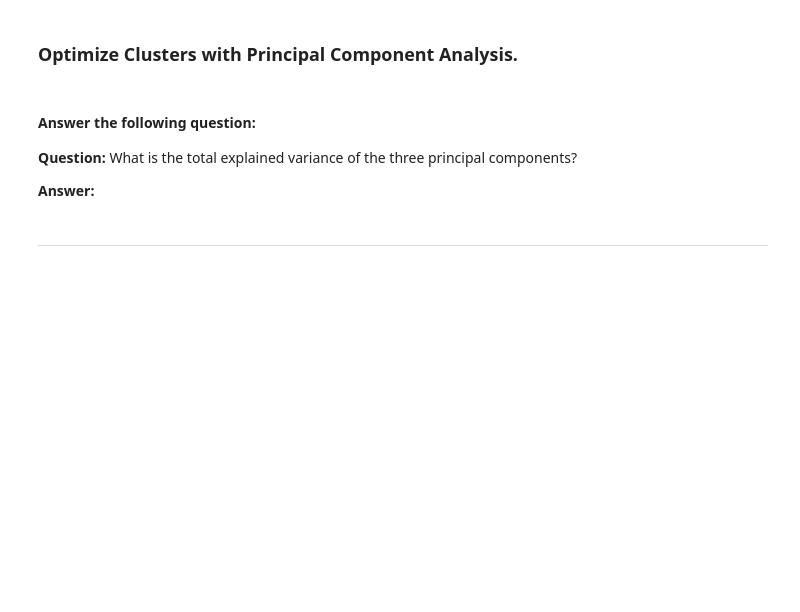
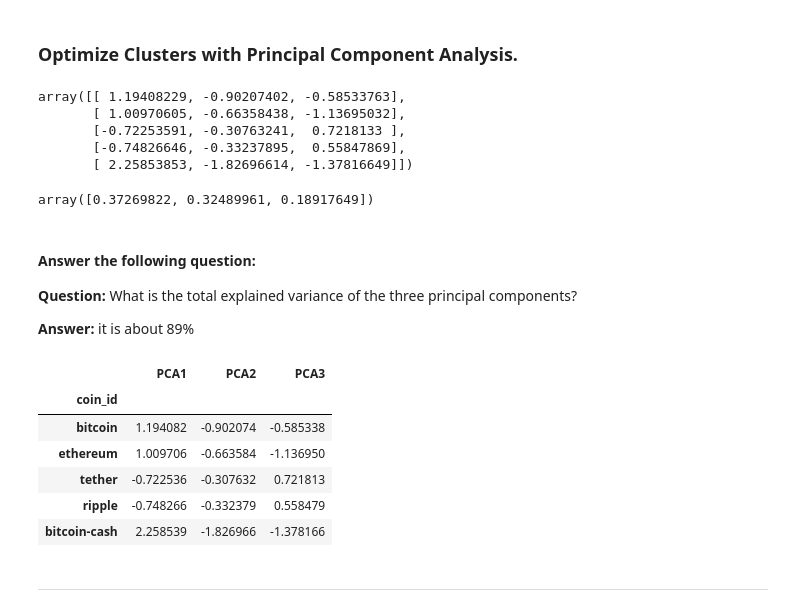
Before and after one commit to Ashleigh-Wittenberg/CryptoClustering, a Jupyter notebook: Crypto_Clustering.ipynb, the cells around one changed output. Saved outputs shown, nothing was run; the diff lists cells and outputs as text; code cells hidden in the pictures; blank space fills up the shorter version.

```diff
--- a/Crypto_Clustering.ipynb
+++ b/Crypto_Clustering.ipynb
@@ -189,32 +193,54 @@ market_predict_df.hvplot.scatter(
 ### Optimize Clusters with Principal Component Analysis.
 # %%
 # Create a PCA model instance and set `n_components=3`.
+pca=PCA(n_components=3)
 # %%
 # Use the PCA model with `fit_transform` to reduce to
 # three principal components.
-
+crypto_pca = pca.fit_transform(market_predict_df)
 # View the first five rows of the DataFrame.
+crypto_pca[:5]
+# %% [output]
+array([[ 1.19408229, -0.90207402, -0.58533763],
+       [ 1.00970605, -0.66358438, -1.13695032],
+       [-0.72253591, -0.30763241,  0.7218133 ],
+       [-0.74826646, -0.33237895,  0.55847869],
+       [ 2.25853853, -1.82696614, -1.37816649]])
 # %%
 # Retrieve the explained variance to determine how much information
 # can be attributed to each principal component.
+pca.explained_variance_ratio_
+# %% [output]
+array([0.37269822, 0.32489961, 0.18917649])
 # %% [markdown]
 #### Answer the following question:
 
 **Question:** What is the total explained variance of the three principal components?
 
-**Answer:**
+**Answer:** it is about 89%
 # %%
 # Create a new DataFrame with the PCA data.
-
-# Creating a DataFrame with the PCA data
+crypto_pca_df = pd.DataFrame(
+    crypto_pca,
+    columns=["PCA1", "PCA2", "PCA3"]
+)
 
 # Copy the crypto names from the original data
-
+crypto_pca_df["coin_id"] = df_market_data.index
 
 # Set the coinid column as index
-
+crypto_pca_df = crypto_pca_df.set_index("coin_id")
 
 # Display sample data
+crypto_pca_df.head()
+# %% [output]
+|  | PCA1 | PCA2 | PCA3 |
+| coin_id |  |  |  |
+| bitcoin | 1.194082 | -0.902074 | -0.585338 |
+| ethereum | 1.009706 | -0.663584 | -1.136950 |
+| tether | -0.722536 | -0.307632 | 0.721813 |
+| ripple | -0.748266 | -0.332379 | 0.558479 |
+| bitcoin-cash | 2.258539 | -1.826966 | -1.378166 |
 # %% [markdown]
 ---
 # %% [markdown]
```
Also changed, not shown: parts of 12 cells of this notebook.
